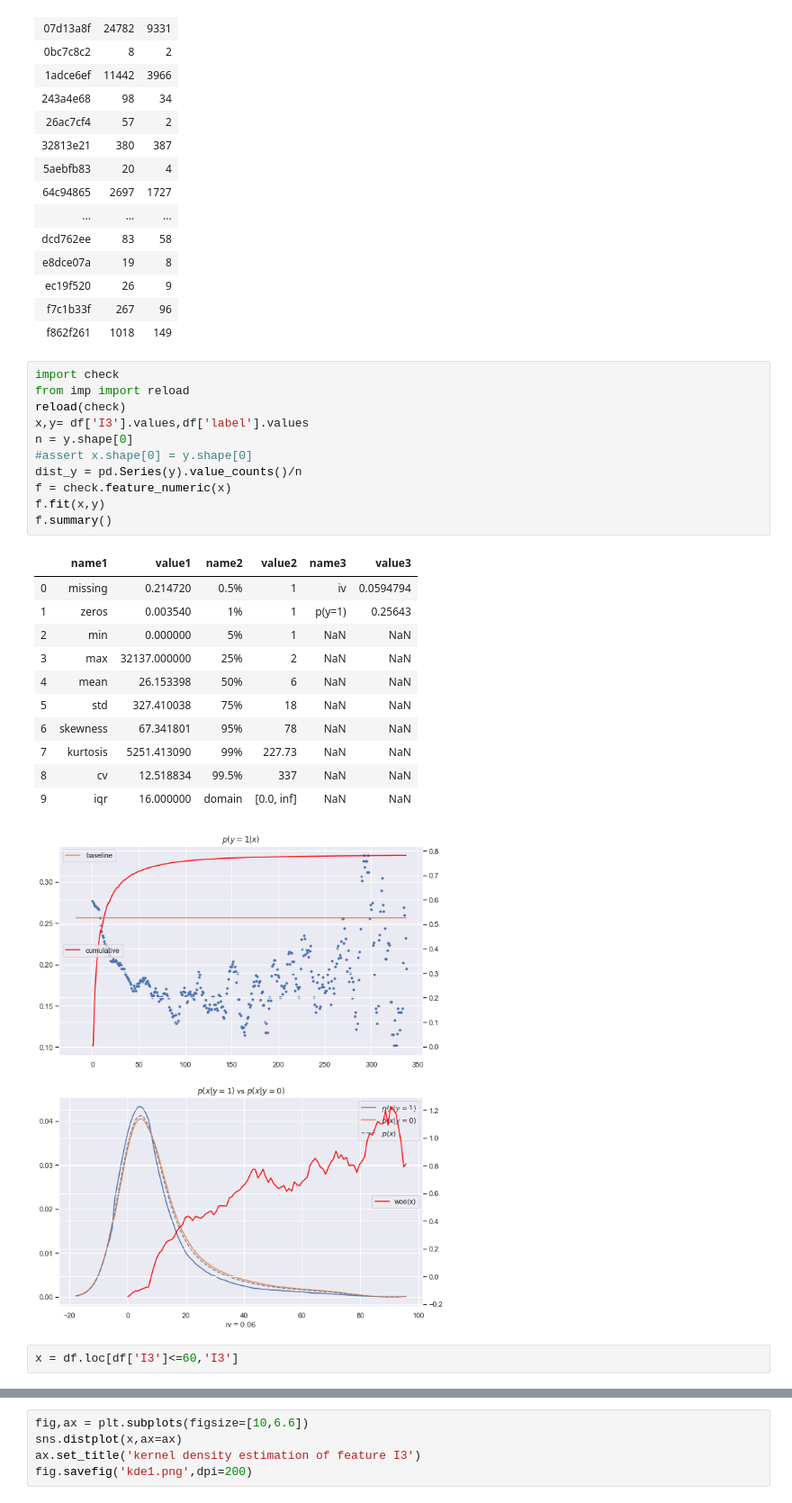
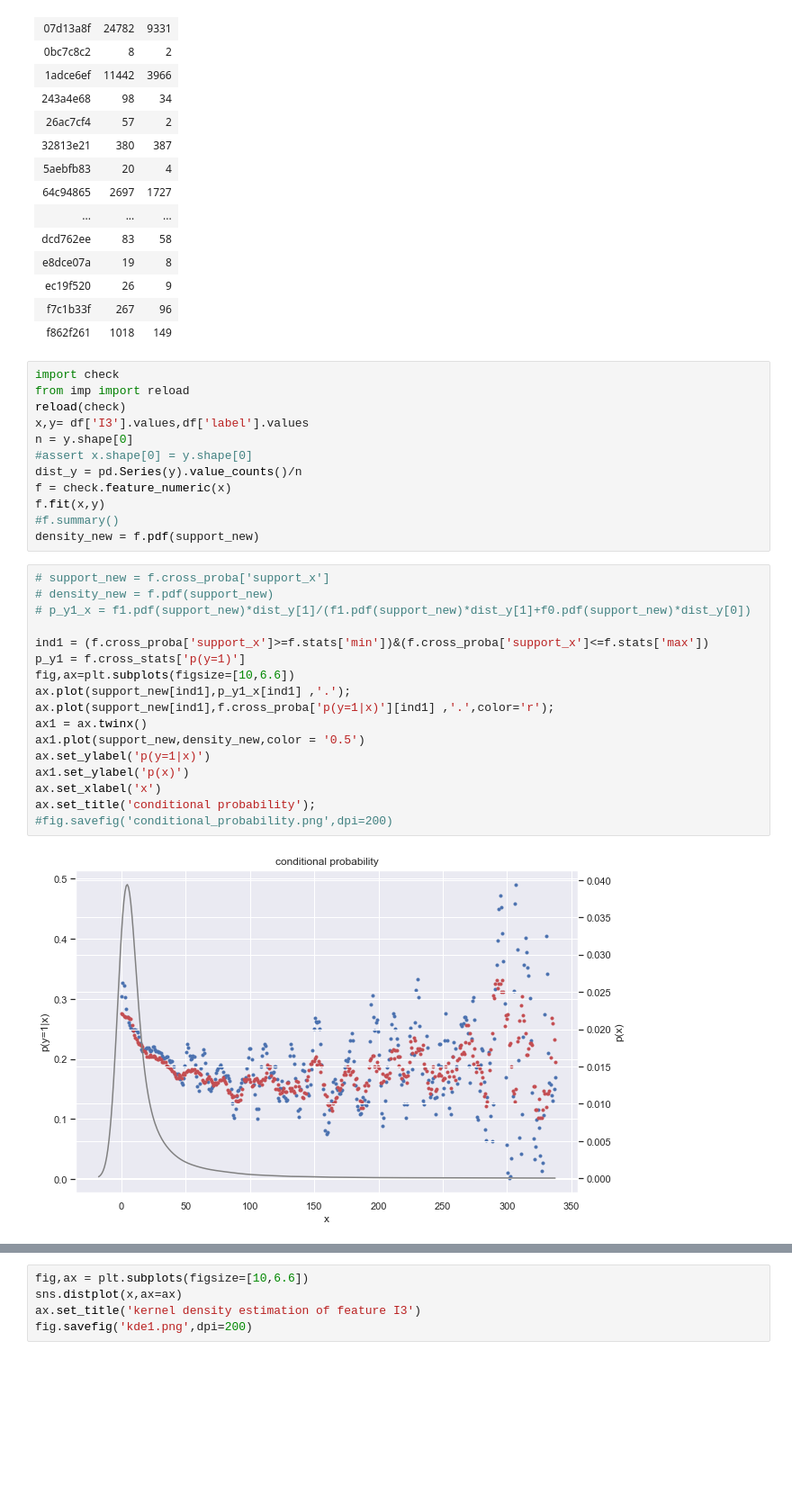
Before and after one commit to gasongjian/easyml, a Jupyter notebook: check模块调式.ipynb, the cells around one changed output, grey strips where cells are left out. Shown at 90% size. Cells and saved outputs as stored; diff of their text form; blank space fills up the shorter version.

```diff
--- a/check模块调式.ipynb
+++ b/check模块调式.ipynb
@@ -186,19 +186,24 @@ n = y.shape[0]
 dist_y = pd.Series(y).value_counts()/n
 f = check.feature_numeric(x)
 f.fit(x,y)
-f.summary()
+#f.summary()
+density_new = f.pdf(support_new)
-# %% [output]
-|  | name1 | value1 | name2 | value2 | name3 | value3 |
-| 0 | missing | 0.214720 | 0.5% | 1 | iv | 0.0594794 |
-| 1 | zeros | 0.003540 | 1% | 1 | p(y=1) | 0.25643 |
-| 2 | min | 0.000000 | 5% | 1 | NaN | NaN |
-| 3 | max | 32137.000000 | 25% | 2 | NaN | NaN |
-| 4 | mean | 26.153398 | 50% | 6 | NaN | NaN |
-| 5 | std | 327.410038 | 75% | 18 | NaN | NaN |
-| 6 | skewness | 67.341801 | 95% | 78 | NaN | NaN |
-| 7 | kurtosis | 5251.413090 | 99% | 227.73 | NaN | NaN |
-| 8 | cv | 12.518834 | 99.5% | 337 | NaN | NaN |
-| 9 | iqr | 16.000000 | domain | [0.0, inf] | NaN | NaN |
-[figure, removed]
-# %%
-x = df.loc[df['I3']<=60,'I3']
+# %%
+# support_new = f.cross_proba['support_x']
+# density_new = f.pdf(support_new)
+# p_y1_x = f1.pdf(support_new)*dist_y[1]/(f1.pdf(support_new)*dist_y[1]+f0.pdf(support_new)*dist_y[0])
+
+ind1 = (f.cross_proba['support_x']>=f.stats['min'])&(f.cross_proba['support_x']<=f.stats['max'])
+p_y1 = f.cross_stats['p(y=1)']
+fig,ax=plt.subplots(figsize=[10,6.6])
+ax.plot(support_new[ind1],p_y1_x[ind1] ,'.');
+ax.plot(support_new[ind1],f.cross_proba['p(y=1|x)'][ind1] ,'.',color='r');
+ax1 = ax.twinx()
+ax1.plot(support_new,density_new,color = '0.5')
+ax.set_ylabel('p(y=1|x)')
+ax1.set_ylabel('p(x)')
+ax.set_xlabel('x')
+ax.set_title('conditional probability');
+#fig.savefig('conditional_probability.png',dpi=200)
+# %% [output]
+[figure, added]
```
Also changed, not shown: parts of 6 cells of this notebook, 4 other files.
